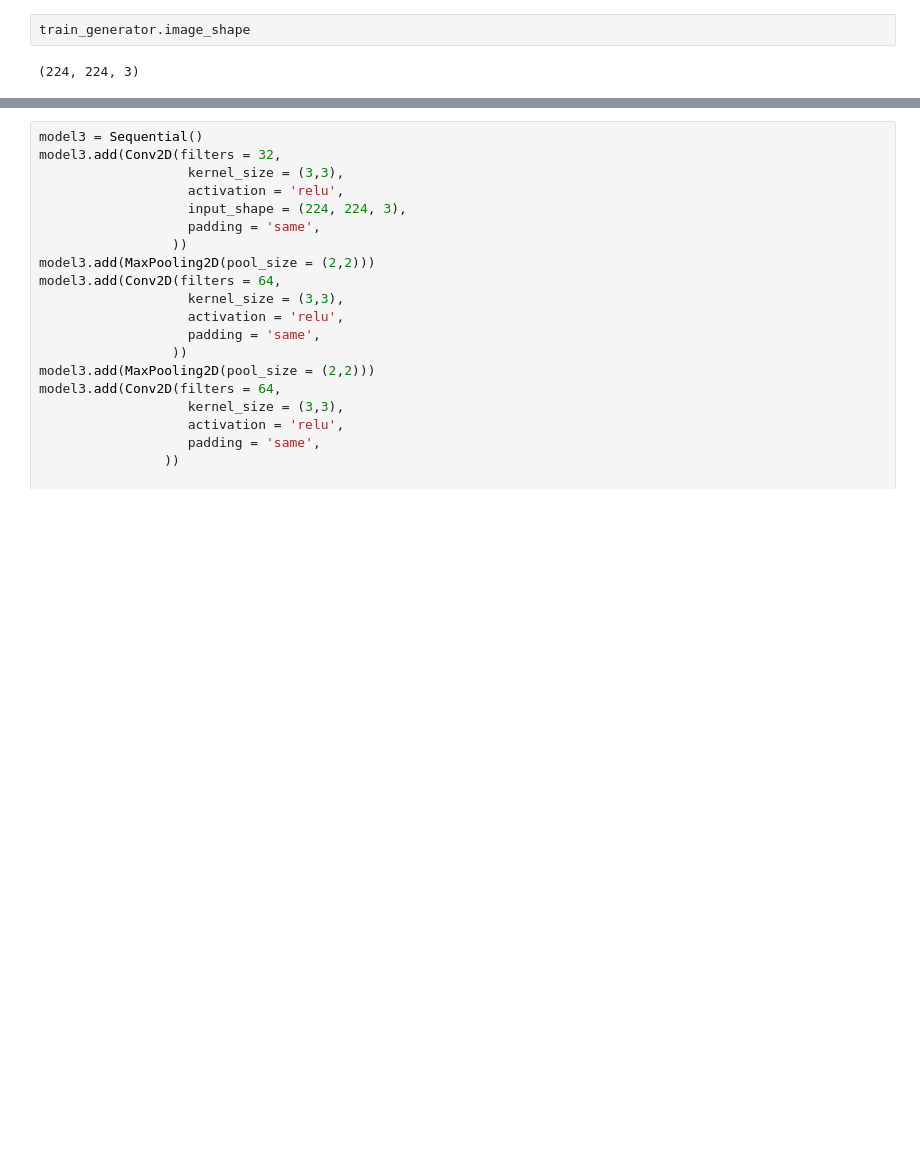
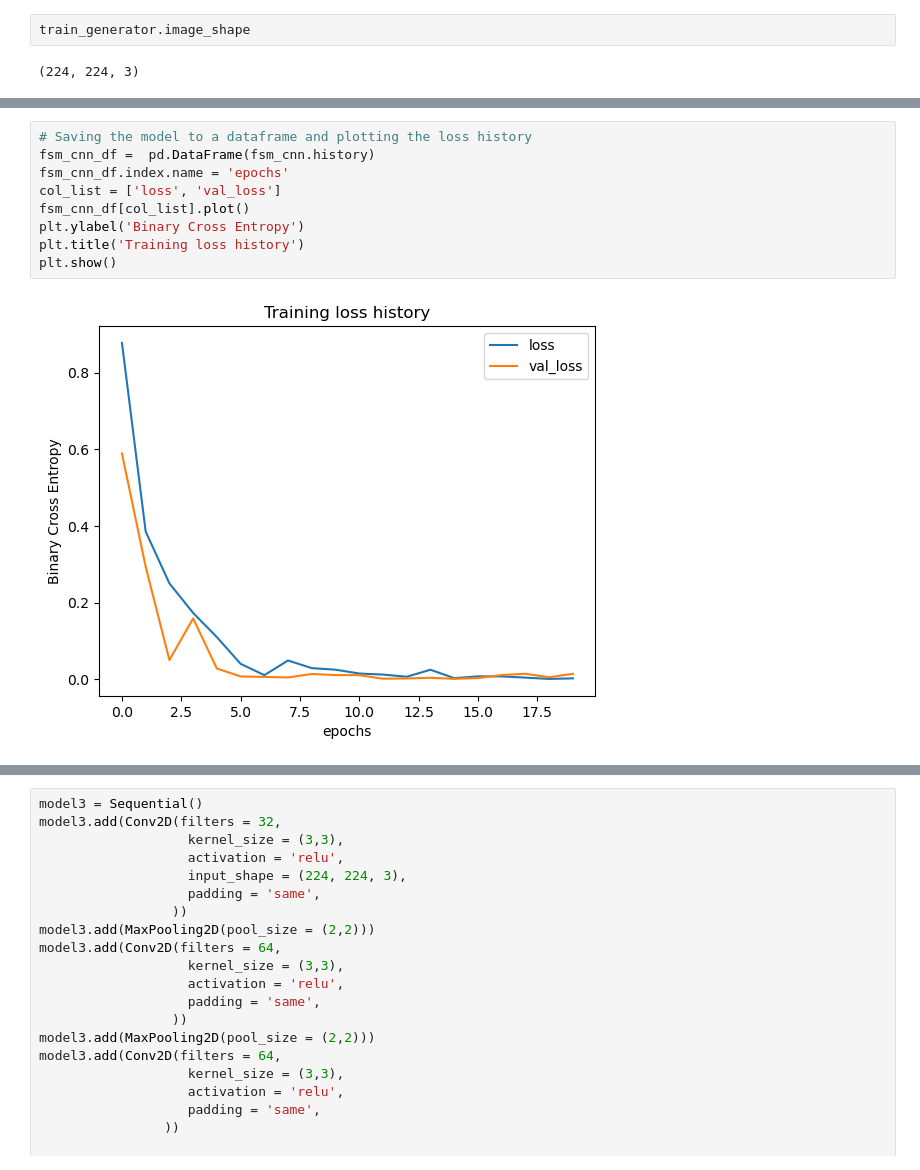
Before and after one commit to ddcots24/Hello-Fresh, a Jupyter notebook: Hello_Fresh.ipynb, the cells around one changed output, grey strips where cells are left out. Cells and saved outputs as stored; diff of their text form; blank space fills up the shorter version.

Commit message:
rerunning models and starting to save them

```diff
--- a/Hello_Fresh.ipynb
+++ b/Hello_Fresh.ipynb
@@ -323,0 +188,11 @@ Test loss: 0.05423416197299957 Test Acc: 0.9806122183799744
+# %%
+# Saving the model to a dataframe and plotting the loss history
+fsm_cnn_df =  pd.DataFrame(fsm_cnn.history)
+fsm_cnn_df.index.name = 'epochs'
+col_list = ['loss', 'val_loss']
+fsm_cnn_df[col_list].plot()
+plt.ylabel('Binary Cross Entropy')
+plt.title('Training loss history')
+plt.show()
+# %% [output]
+[figure, added]
```
Also changed, not shown: parts of 96 cells of this notebook.
